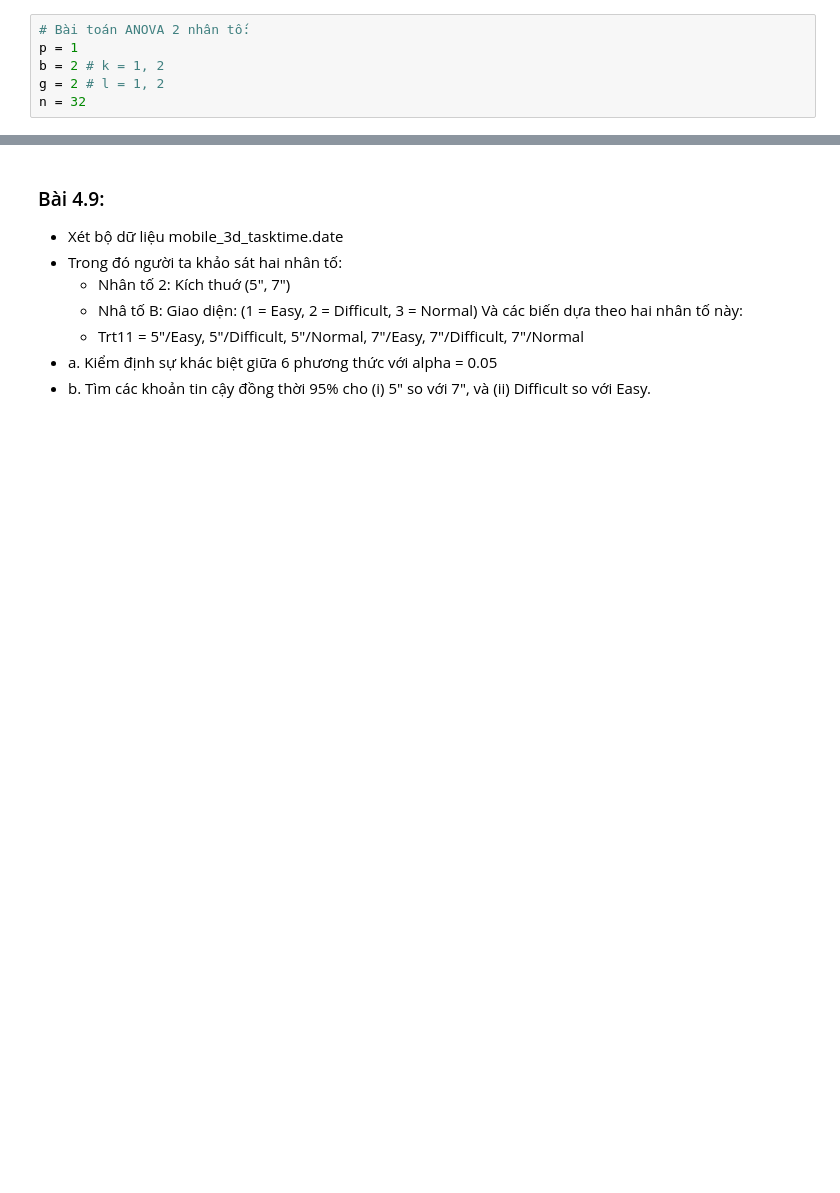
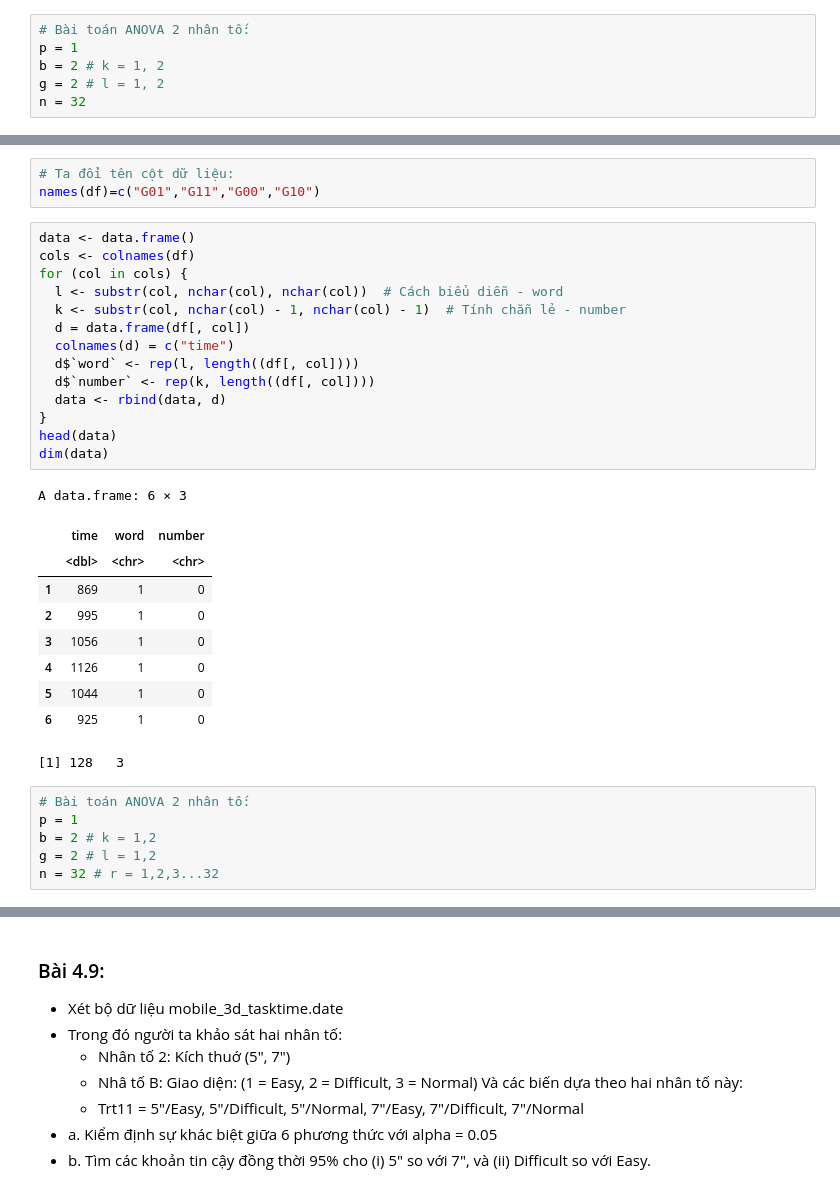
Before and after one commit to HoaPham119/Master, a Jupyter notebook: Thong_Ke_Nhieu_Chieu/PHAM_THI_HOA_BTVN_LAN6.ipynb, the cells around one changed output, grey strips where cells are left out. Drawn from its saved outputs; the diff is of its cells as text; blank space fills up the shorter version.

```diff
--- a/Thong_Ke_Nhieu_Chieu/PHAM_THI_HOA_BTVN_LAN6.ipynb
+++ b/Thong_Ke_Nhieu_Chieu/PHAM_THI_HOA_BTVN_LAN6.ipynb
@@ -361,0 +377,34 @@ n = 32
+# %%
+# Ta đổi tên cột dữ liệu:
+names(df)=c("G01","G11","G00","G10")
+# %%
+data <- data.frame()
+cols <- colnames(df)
+for (col in cols) {
+  l <- substr(col, nchar(col), nchar(col))  # Cách biểu diễn - word
+  k <- substr(col, nchar(col) - 1, nchar(col) - 1)  # Tính chẵn lẻ - number
+  d = data.frame(df[, col])
+  colnames(d) = c("time")
+  d$`word` <- rep(l, length((df[, col])))
+  d$`number` <- rep(k, length((df[, col])))
+  data <- rbind(data, d)
+}
+head(data)
+dim(data)
+# %% [output]
+A data.frame: 6 × 3
+|  | time | word | number |
+|  | <dbl> | <chr> | <chr> |
+| 1 | 869 | 1 | 0 |
+| 2 | 995 | 1 | 0 |
+| 3 | 1056 | 1 | 0 |
+| 4 | 1126 | 1 | 0 |
+| 5 | 1044 | 1 | 0 |
+| 6 | 925 | 1 | 0 |
+[1] 128   3
+# %%
+# Bài toán ANOVA 2 nhân tố:
+p = 1
+b = 2 # k = 1,2
+g = 2 # l = 1,2
+n = 32 # r = 1,2,3...32
```
Also changed, not shown: parts of 10 cells of this notebook, 1 other file.
